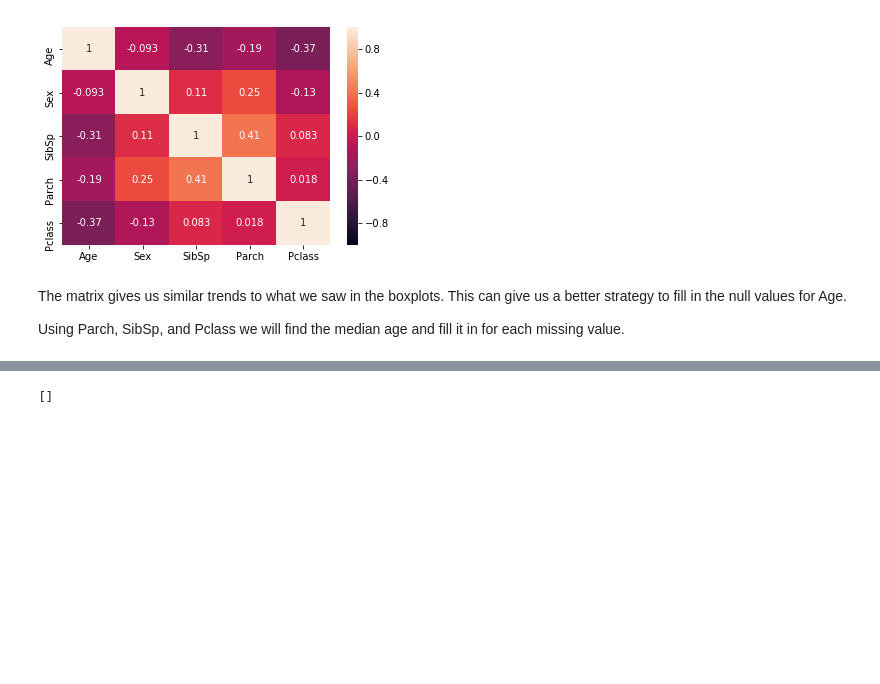
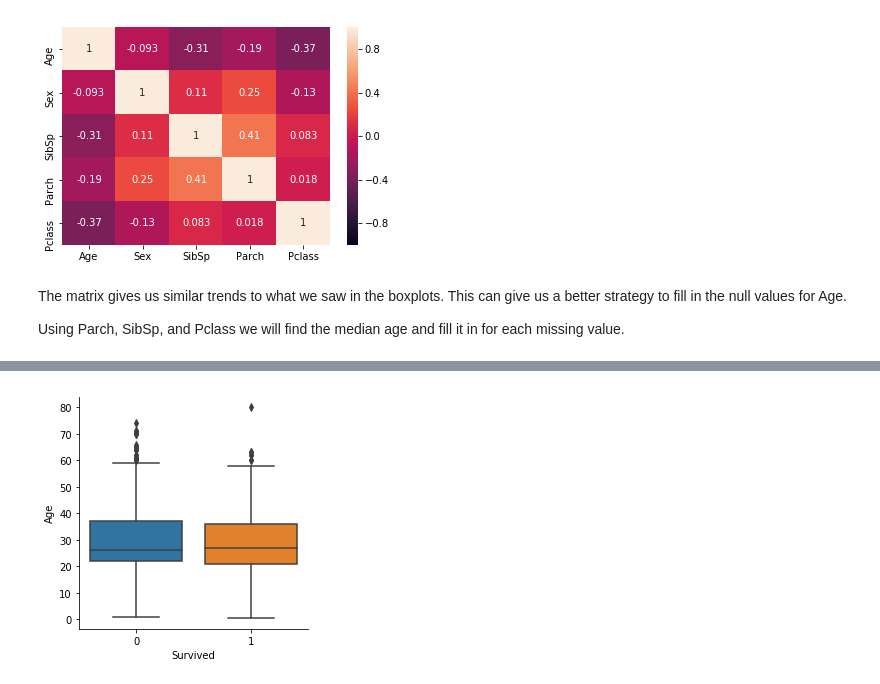
Before and after one commit to balmeet-singh/Titanic-ML, a Jupyter notebook: Titanic_ML Data Analysis and Cleaning.ipynb, the cells around one changed output, grey strips where cells are left out. Cells and saved outputs as stored; diff of their text form; code cells hidden in the pictures; blank space fills up the shorter version.

```diff
--- a/Titanic_ML Data Analysis and Cleaning.ipynb
+++ b/Titanic_ML Data Analysis and Cleaning.ipynb
@@ -338,5 +334,5 @@ See the caveats in the documentation: http://pandas.pydata.org/pandas-docs/stabl
-# %%
-age_na_index = [age for age in train[train['Age'].isnull()].index]
-age_na_index
-# %% [output]
-[]
+# %%
+# Explore Age vs other columns
+ax = sns.factorplot(y='Age', x='Survived', data=train,kind='box')
+# %% [output]
+[figure, added]
```
Also changed, not shown: parts of 4 cells of this notebook, 3 other files.
